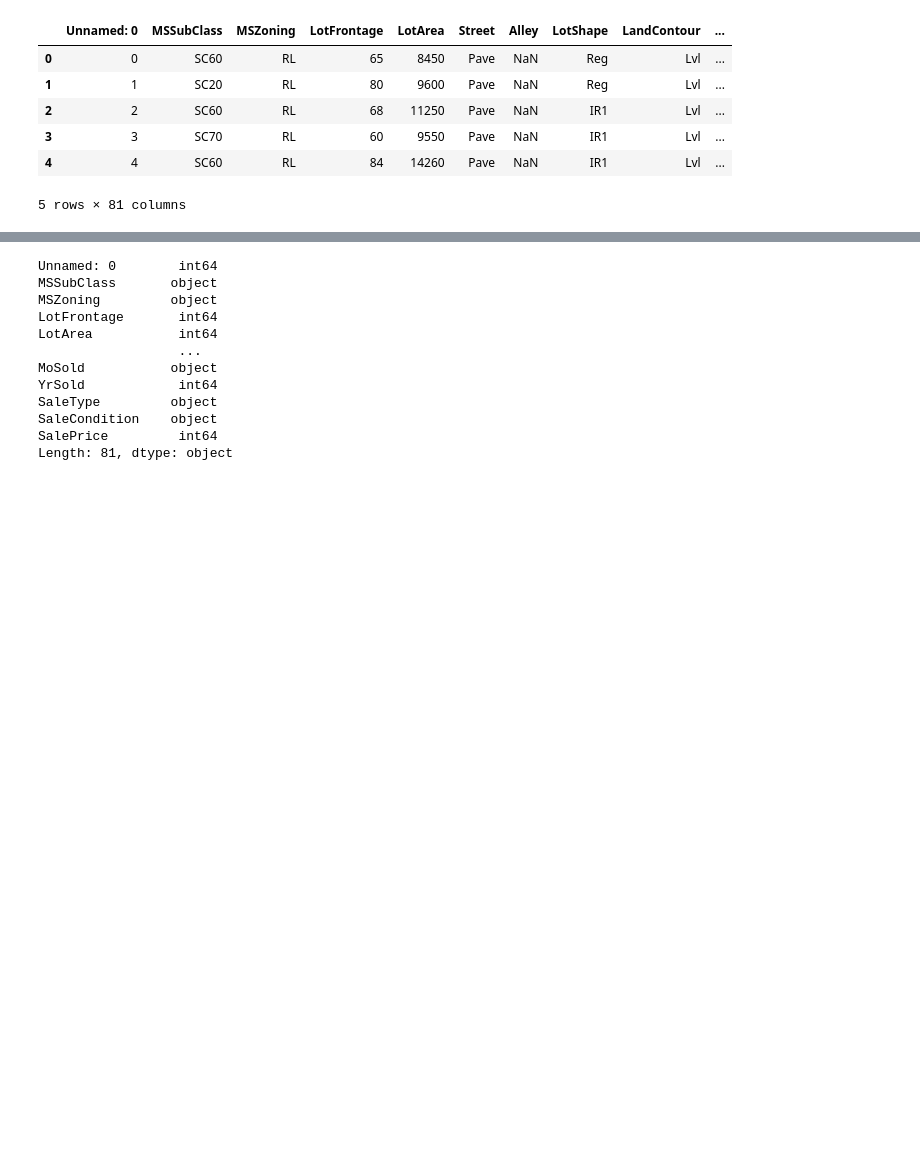
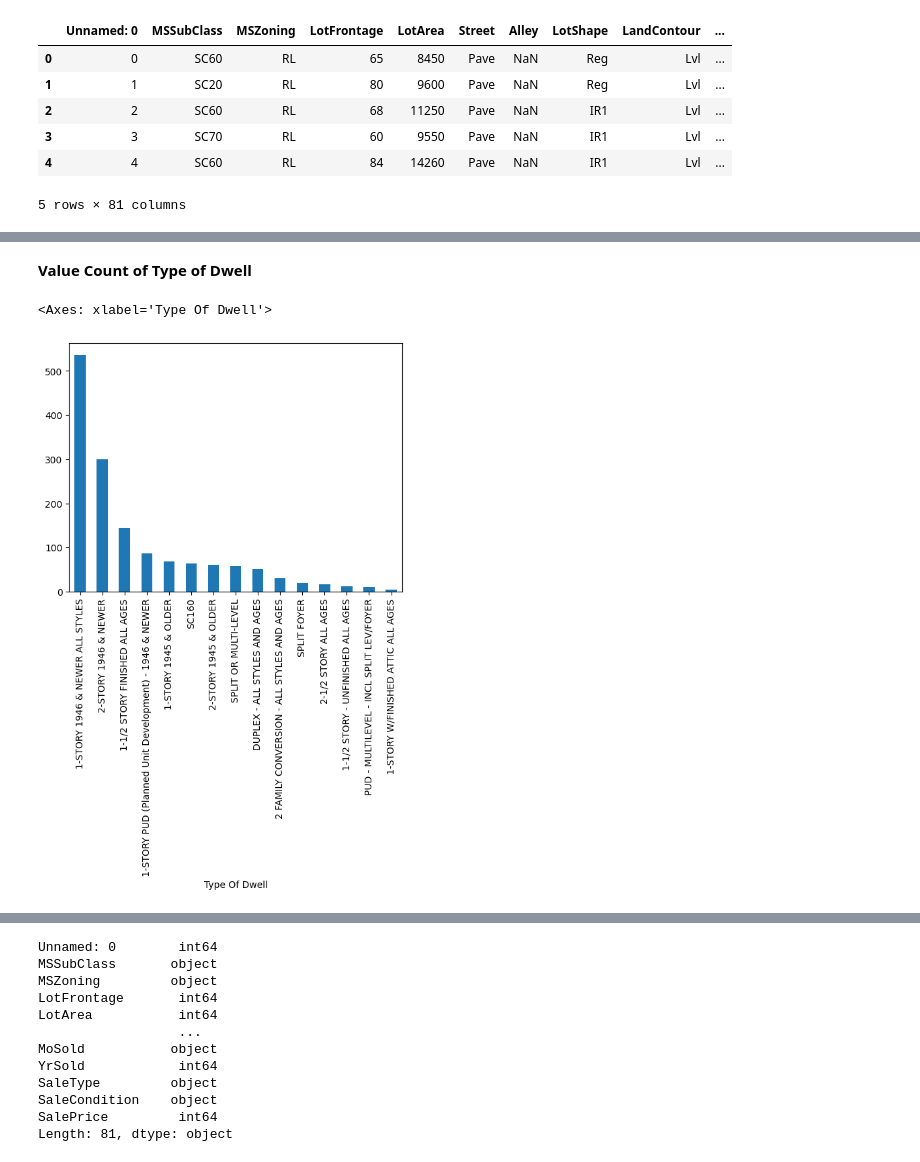
Before and after one commit to Deb052024/Data-Visualization, a Jupyter notebook: Real_Estate_House_Price.ipynb, the cells around one changed output, grey strips where cells are left out. Drawn from its saved outputs; the diff is of its cells as text; code cells hidden in the pictures; blank space fills up the shorter version.

```diff
--- a/Real_Estate_House_Price.ipynb
+++ b/Real_Estate_House_Price.ipynb
@@ -104,0 +255,7 @@ df.head()
+# %% [markdown]
+**Value Count of Type of Dwell**
+# %%
+df['Type Of Dwell'].value_counts().plot(kind='bar')
+# %% [output]
+<Axes: xlabel='Type Of Dwell'>
+[figure, added]
```
Also changed, not shown: parts of 98 cells of this notebook.
